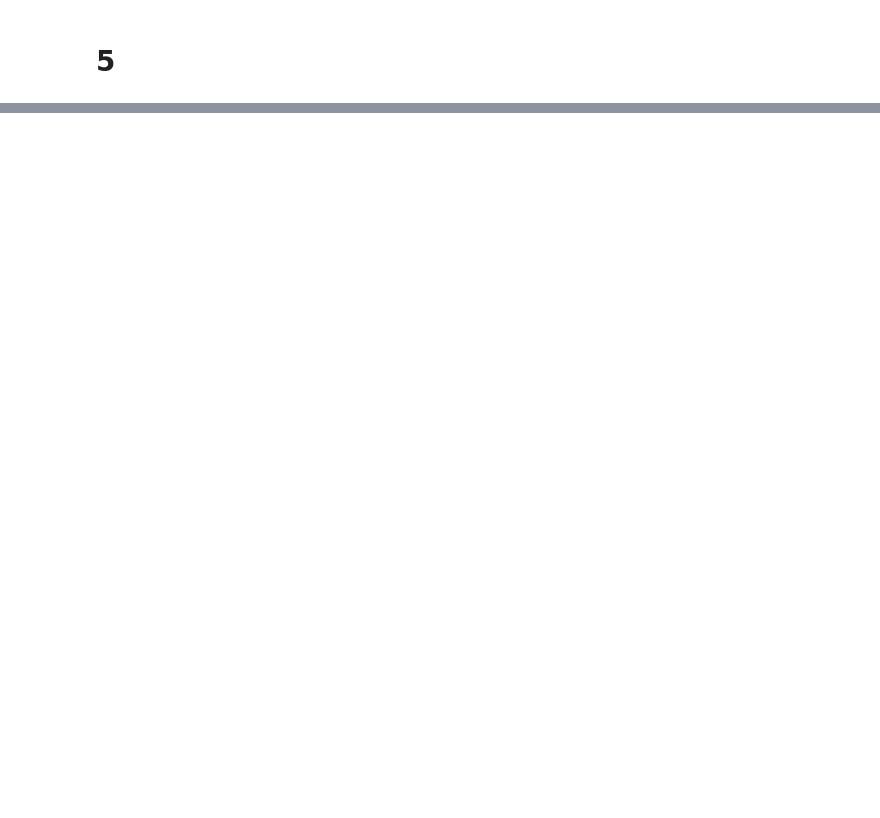
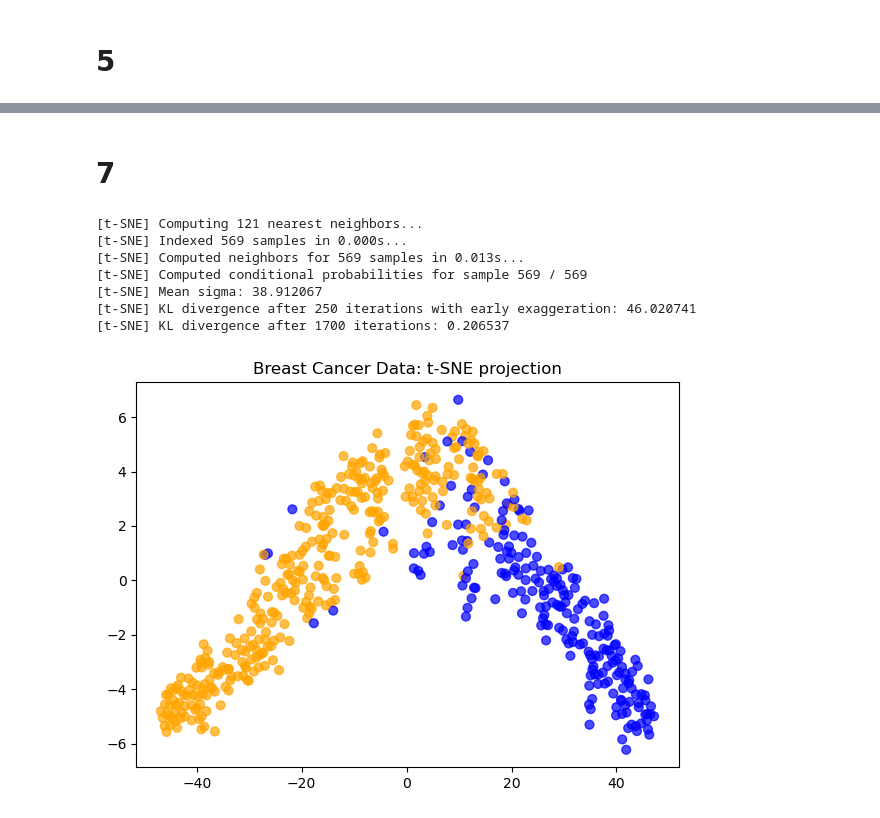
Before and after one commit to TheNoobGoda/ml, a Jupyter notebook: lab7.ipynb, the cells around one changed output, grey strips where cells are left out. Cells and saved outputs as stored; diff of their text form; code cells hidden in the pictures; blank space fills up the shorter version.

```diff
--- a/lab7.ipynb
+++ b/lab7.ipynb
@@ -202,2 +202,26 @@ print(f"{scores_rt}\n{scores_bag}\n{scores_ada}")
 [0.96666667 0.96666667 0.93333333 0.96666667 1.        ]
 [0.96666667 0.96666667 0.9        0.93333333 1.        ]
+# %% [markdown]
+# 7
+# %%
+X, y = load_breast_cancer(return_X_y=True)
+
+tsne = TSNE(n_components=2, verbose=1, perplexity=40, n_iter=2000, random_state=17)
+
+X_tsne = tsne.fit_transform(X)
+
+cmap = colors.ListedColormap(['blue', 'orange'])
+
+plt.figure(figsize=(7, 5))
+plt.scatter(X_tsne[:, 0], X_tsne[:, 1], c=cmap(y), alpha=0.7, s=40)
+plt.title('Breast Cancer Data: t-SNE projection')
+plt.show()
+# %% [output]
+[t-SNE] Computing 121 nearest neighbors...
+[t-SNE] Indexed 569 samples in 0.000s...
+[t-SNE] Computed neighbors for 569 samples in 0.013s...
+[t-SNE] Computed conditional probabilities for sample 569 / 569
+[t-SNE] Mean sigma: 38.912067
+[t-SNE] KL divergence after 250 iterations with early exaggeration: 46.020741
+[t-SNE] KL divergence after 1700 iterations: 0.206537
+[figure, added]
```
Also changed, not shown: parts of 10 cells of this notebook.
